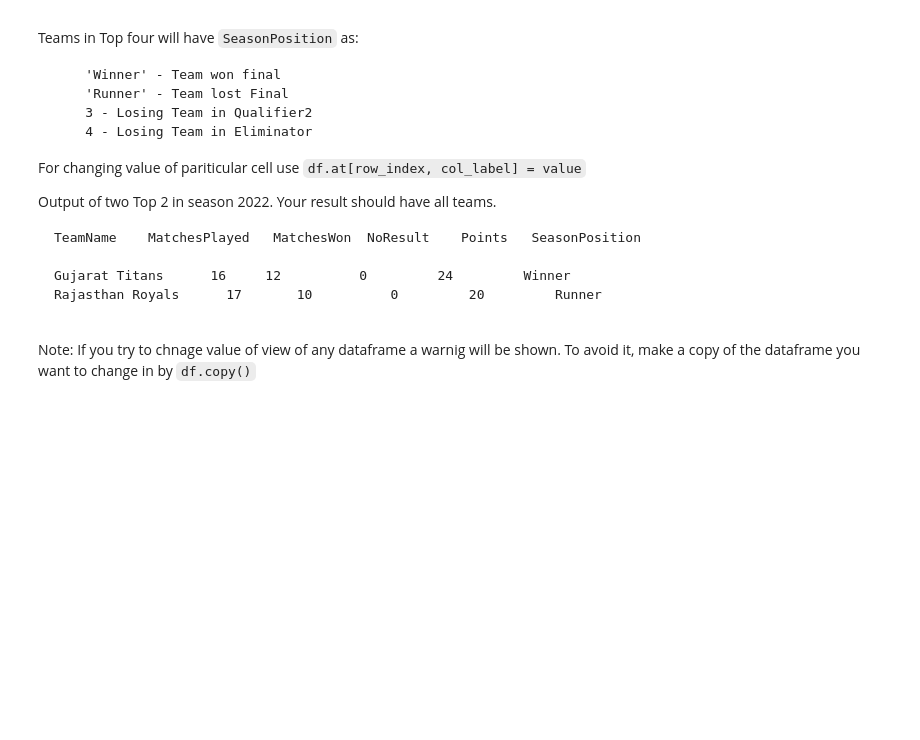
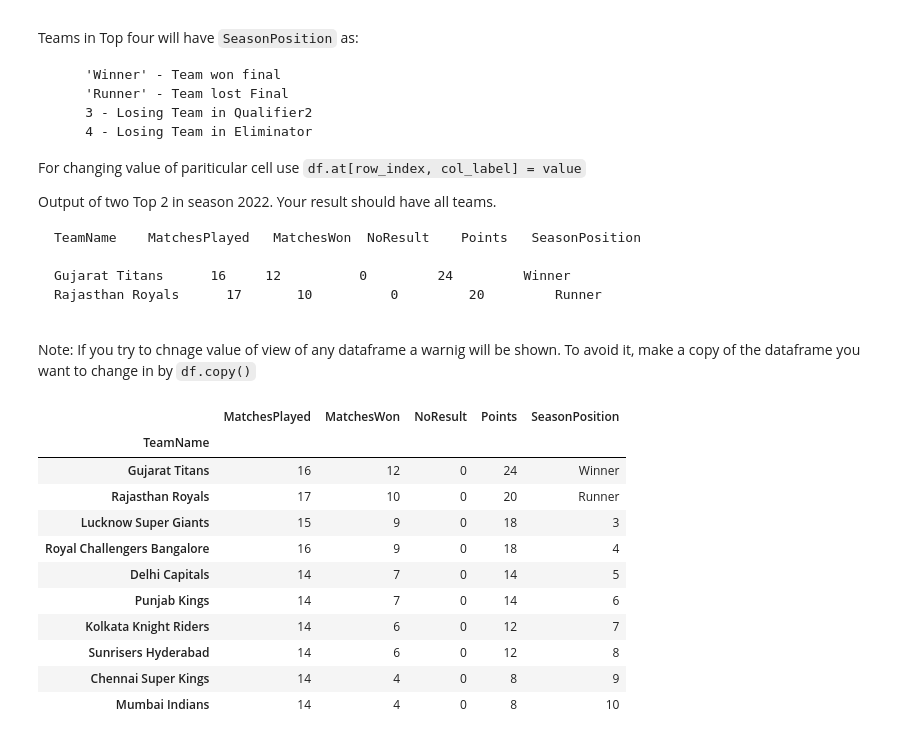
Before and after one commit to Sonalikasingh17/Python_Revision, a Jupyter notebook: Task_18.ipynb, the cells around one changed output. Saved outputs shown, nothing was run; the diff lists cells and outputs as text; code cells hidden in the pictures; blank space fills up the shorter version.

```diff
--- a/Task_18.ipynb
+++ b/Task_18.ipynb
@@ -366,0 +464,13 @@ Hint: split and strip will help; Make a series of all players in final and do va
+# %%
+# code here
+# Drop rows where player info is missing (optional but clean)
+df = matches.dropna(subset=['Team1Players', 'Team2Players'])
+
+# Convert both Team1Players and Team2Players into a single list of names
+players_list = []
+
+for players_str in pd.concat([df['Team1Players'], df['Team2Players']]):
+    # Split string by comma to separate player names
+    # Strip() removes extra spaces around each name
+    names = [p.strip() for p in players_str.split(',')]
+    players_list.extend(names)  # add to the combined list
@@ -422,0 +639,68 @@ Note: If you try to chnage value of view of any dataframe a warnig will be shown
+# %%
+# code here
+def point_table_extended(season):
+    # Base DataFrame from earlier logic
+    df = matches[matches.Season == season]
+    teams = df.Team1.unique()
+    data = []
+
+    for team in teams:
+        played = matches_played(df, team)
+        won = matches_won(df, team)
+        no_result = matches_no_result(df, team)
+        points = won * 2 + no_result
+        data.append([team, played, won, no_result, points])
+
+    # Create the points table
+    pt = pd.DataFrame(data, columns=["TeamName", "MatchesPlayed", "MatchesWon", "NoResult", "Points"])
+    pt.sort_values(by=["Points", "TeamName"], ascending=[False, True], inplace=True)
+    pt.set_index("TeamName", inplace=True)
+
+    # Make a copy to avoid SettingWithCopyWarning
+    pt = pt.copy()
+
+    # Assign numeric ranks (1 = top team)
+    pt["SeasonPosition"] = pt["Points"].rank(method='first', ascending=False).astype(int)
+
+    # Identify top 4 teams
+    top4 = pt.head(4).index.tolist()
+
+    # Find final match result (to identify Winner/Runner)
+    season_matches = df[df['MatchNumber'] == 'Final']
+    if not season_matches.empty:
+        winner = season_matches['WinningTeam'].values[0]
+        runner = season_matches['Team1'].values[0] if season_matches['Team2'].values[0] == winner else season_matches['Team2'].values[0]
+    else:
+        winner = None
+        runner = None
+
+    # Assign special labels for top 4
+    if winner in pt.index:
+        pt.at[winner, 'SeasonPosition'] = 'Winner'
+    if runner in pt.index:
+        pt.at[runner, 'SeasonPosition'] = 'Runner'
+
+    # The remaining top 4 teams (besides Winner & Runner)
+    remaining_top4 = [t for t in top4 if t not in [winner, runner]]
+
+    if len(remaining_top4) >= 1:
+        pt.at[remaining_top4[0], 'SeasonPosition'] = '3'
+    if len(remaining_top4) >= 2:
+        pt.at[remaining_top4[1], 'SeasonPosition'] = '4'
+
+    return pt
+
+point_table_extended("2022")
+# %% [output]
+|  | MatchesPlayed | MatchesWon | NoResult | Points | SeasonPosition |
+| TeamName |  |  |  |  |  |
+| Gujarat Titans | 16 | 12 | 0 | 24 | Winner |
+| Rajasthan Royals | 17 | 10 | 0 | 20 | Runner |
+| Lucknow Super Giants | 15 | 9 | 0 | 18 | 3 |
+| Royal Challengers Bangalore | 16 | 9 | 0 | 18 | 4 |
+| Delhi Capitals | 14 | 7 | 0 | 14 | 5 |
+| Punjab Kings | 14 | 7 | 0 | 14 | 6 |
+| Kolkata Knight Riders | 14 | 6 | 0 | 12 | 7 |
+| Sunrisers Hyderabad | 14 | 6 | 0 | 12 | 8 |
+| Chennai Super Kings | 14 | 4 | 0 | 8 | 9 |
+| Mumbai Indians | 14 | 4 | 0 | 8 | 10 |
```
Also changed, not shown: parts of 12 cells of this notebook.
